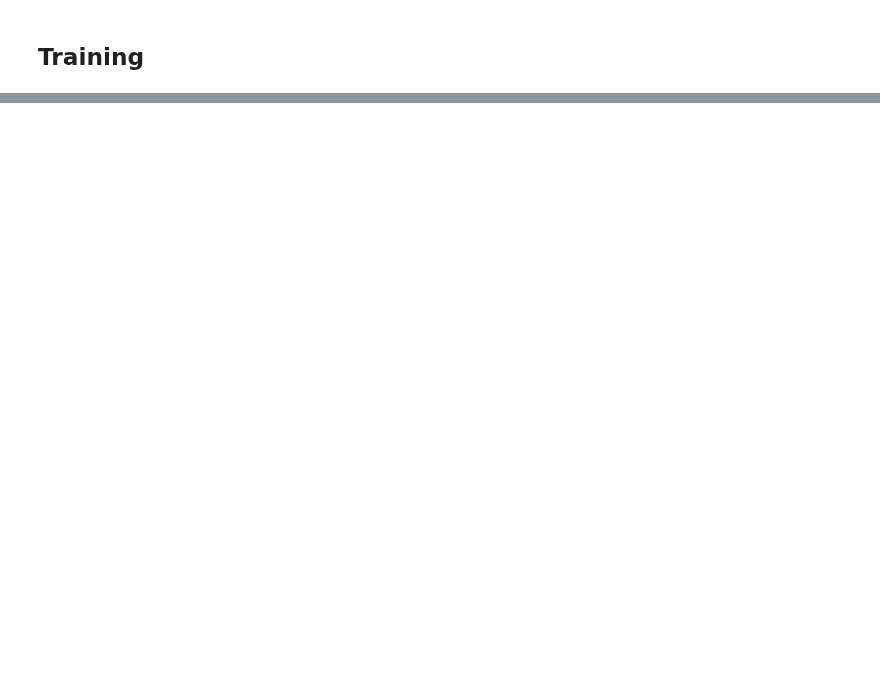
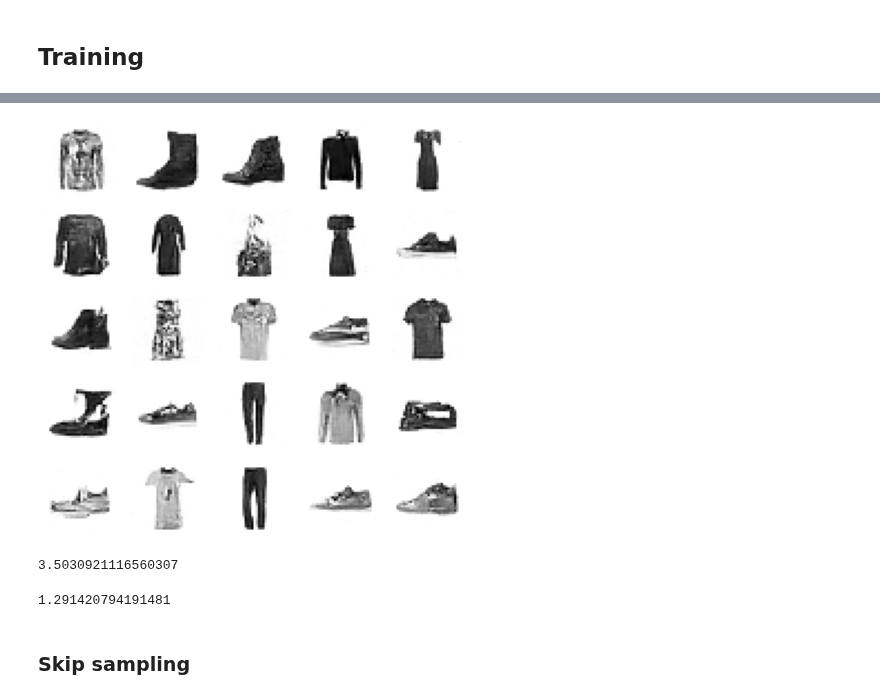
Before and after one commit to fastai/course22p2, a Jupyter notebook: nbs/20_DDPM_v3.ipynb, the cells around one changed output, grey strips where cells are left out. Cells and saved outputs as stored; diff of their text form; code cells hidden in the pictures; blank space fills up the shorter version.

```diff
--- a/nbs/20_DDPM_v3.ipynb
+++ b/nbs/20_DDPM_v3.ipynb
@@ -168,0 +140,24 @@ import nbdev; nbdev.nbdev_export()
+# %%
+model = torch.load(mdl_path/'fashion_ddpm3.pkl').cuda()
+# %%
+@torch.no_grad()
+def sample(model, sz):
+    ps = next(model.parameters())
+    x_t = torch.randn(sz).to(ps)
+    preds = []
+    for t in reversed(range(n_steps)):
+        t_batch = torch.full((x_t.shape[0],), t, device=ps.device, dtype=torch.long)
+        z = (torch.randn(x_t.shape) if t > 0 else torch.zeros(x_t.shape)).to(ps)
+        ᾱ_t1 = alphabar[t-1]  if t > 0 else torch.tensor(1)
+        b̄_t = 1-alphabar[t]
+        b̄_t1 = 1-ᾱ_t1
+        noise = model((x_t, t_batch))
+        x_0_hat = ((x_t - b̄_t.sqrt() * noise)/alphabar[t].sqrt()).clamp(-1,1)
+        x_t = x_0_hat * ᾱ_t1.sqrt()*(1-alpha[t])/b̄_t + x_t * alpha[t].sqrt()*b̄_t1/b̄_t + sigma[t]*z
+        preds.append(x_t.clamp(0,1).float().cpu())
+    return preds
+# %%
+n_samples = 2048
+# %%
+%%time
+samples = sample(model, (n_samples, 1, 32, 32))
@@ -168,0 +167,4 @@ import nbdev; nbdev.nbdev_export()
+# %%
+show_images(samples[-1][:25], imsize=1.5)
+# %% [output]
+[figure, added]
@@ -168,0 +187,10 @@ import nbdev; nbdev.nbdev_export()
+# %%
+fid(samples[-1])
+# %% [output]
+3.5030921116560307
+# %%
+fid(xb)
+# %% [output]
+1.291420794191481
+# %% [markdown]
+### Skip sampling
```
Also changed, not shown: parts of 55 cells of this notebook, 7 other files.
